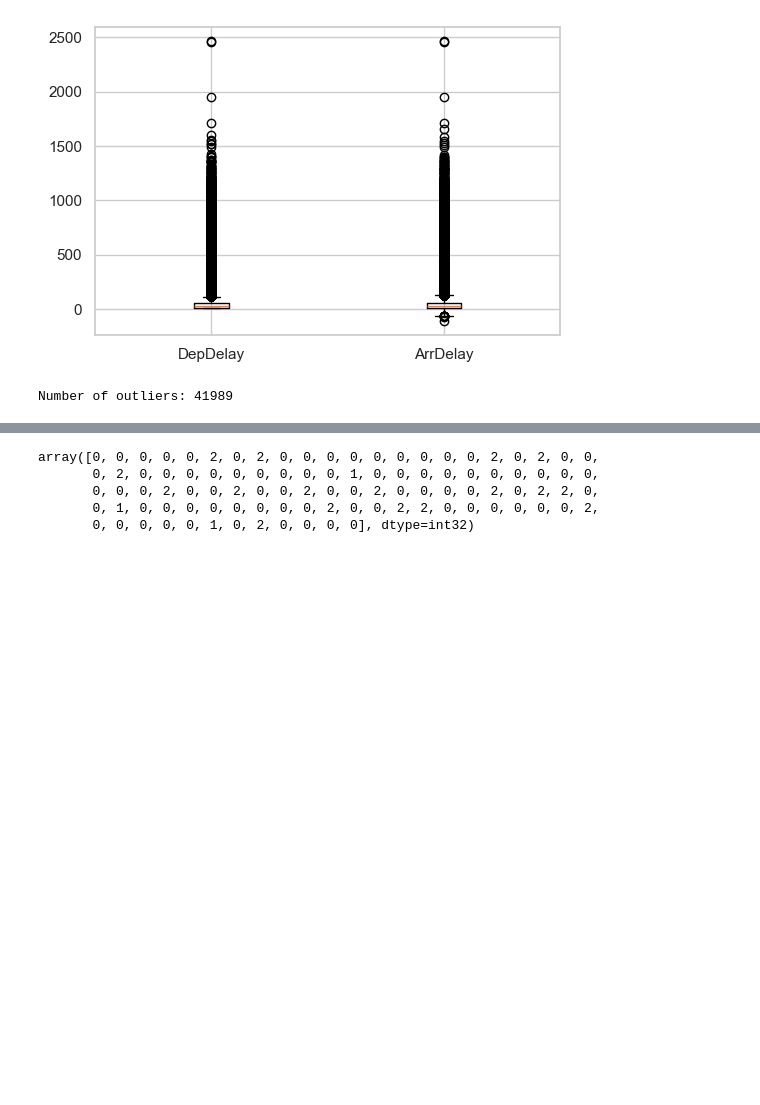
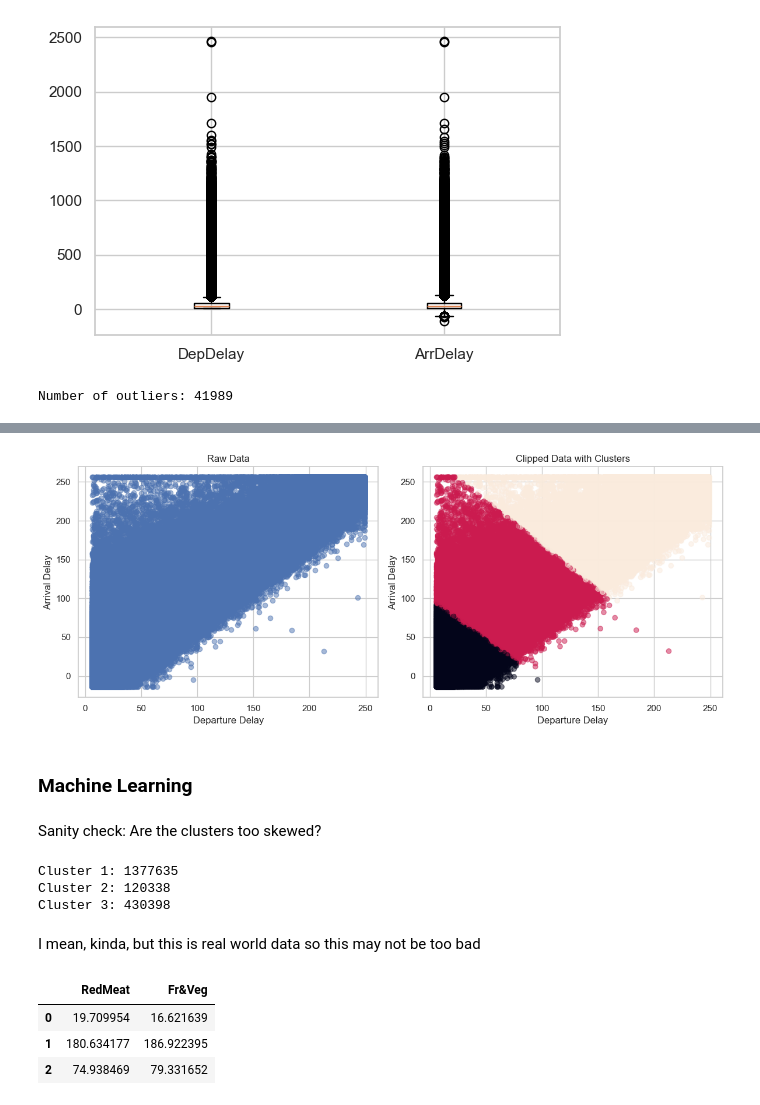
Before and after one commit to ethanbleier/Predicting-Flight-Delays-For-Domestic-Airlines, a Jupyter notebook: project2.ipynb, the cells around one changed output, grey strips where cells are left out. Drawn from its saved outputs; the diff is of its cells as text; code cells hidden in the pictures; blank space fills up the shorter version.

Commit message:
got some deece clusters

```diff
--- a/project2.ipynb
+++ b/project2.ipynb
@@ -103,2 +105,34 @@ Looks bad. Lets remove outliers
+# %%
+# Get quantiles
+q01, q99 = df[['DepDelay', 'ArrDelay']].quantile([0.01, 0.99]).values
+
+# Clip values
+df['DepDelay'] = df['DepDelay'].clip(q01[0], q99[0])
+df['ArrDelay'] = df['ArrDelay'].clip(q01[1], q99[1])
+
+# Scale and cluster
+X = StandardScaler().fit_transform(df[['DepDelay', 'ArrDelay']])
+kmeans = KMeans(n_clusters=3, random_state=0)
+clusters = kmeans.fit_predict(X)
+# %%
+# Create a figure with two subplots
+fig, (ax1, ax2) = plt.subplots(1, 2, figsize=(12, 5))
+
+# Plot raw data
+ax1.scatter(df['DepDelay'], df['ArrDelay'], alpha=0.5)
+ax1.set_title('Raw Data')
+ax1.set_xlabel('Departure Delay')
+ax1.set_ylabel('Arrival Delay')
+
+# Plot clipped data
+ax2.scatter(df['DepDelay'], df['ArrDelay'], alpha=0.5, c=clusters)
+ax2.set_title('Clipped Data with Clusters')
+ax2.set_xlabel('Departure Delay')
+ax2.set_ylabel('Arrival Delay')
+
+plt.tight_layout()
+plt.show()
+# %% [output]
+[figure, added]
 # %%
 z_scores = stats.zscore(df[['DepDelay', 'ArrDelay']])
@@ -106 +140,3 @@ outliers_removed = df[()]
+# %% [markdown]
+### Machine Learning
 # %%
@@ -116,10 +149,23 @@ X_scaled = scaler.transform(X)
 kmeans = KMeans(n_clusters=3,random_state=0)
 cluster_nums = kmeans.fit_predict(X)
-# %%
-cluster_nums[:100]
-# %% [output]
-array([0, 0, 0, 0, 0, 2, 0, 2, 0, 0, 0, 0, 0, 0, 0, 0, 0, 2, 0, 2, 0, 0,
-       0, 2, 0, 0, 0, 0, 0, 0, 0, 0, 0, 1, 0, 0, 0, 0, 0, 0, 0, 0, 0, 0,
-       0, 0, 0, 2, 0, 0, 2, 0, 0, 2, 0, 0, 2, 0, 0, 0, 0, 2, 0, 2, 2, 0,
-       0, 1, 0, 0, 0, 0, 0, 0, 0, 0, 2, 0, 0, 2, 2, 0, 0, 0, 0, 0, 0, 2,
-       0, 0, 0, 0, 0, 1, 0, 2, 0, 0, 0, 0], dtype=int32)
+# %% [markdown]
+Sanity check: Are the clusters too skewed?
+# %%
+cluster_nums[:100]
+
+print("Cluster 1:", np.bincount(cluster_nums)[0])
+print("Cluster 2:", np.bincount(cluster_nums)[1])
+print("Cluster 3:", np.bincount(cluster_nums)[2])
+# %% [output]
+Cluster 1: 1377635
+Cluster 2: 120338
+Cluster 3: 430398
+# %% [markdown]
+I mean, kinda, but this is real world data so this may not be too bad
+# %%
+pd.DataFrame(kmeans.cluster_centers_, columns=['RedMeat', 'Fr&Veg'])
+# %% [output]
+|  | RedMeat | Fr&Veg |
+| 0 | 19.709954 | 16.621639 |
+| 1 | 180.634177 | 186.922395 |
+| 2 | 74.938469 | 79.331652 |
```
Also changed, not shown: parts of 24 cells of this notebook.
